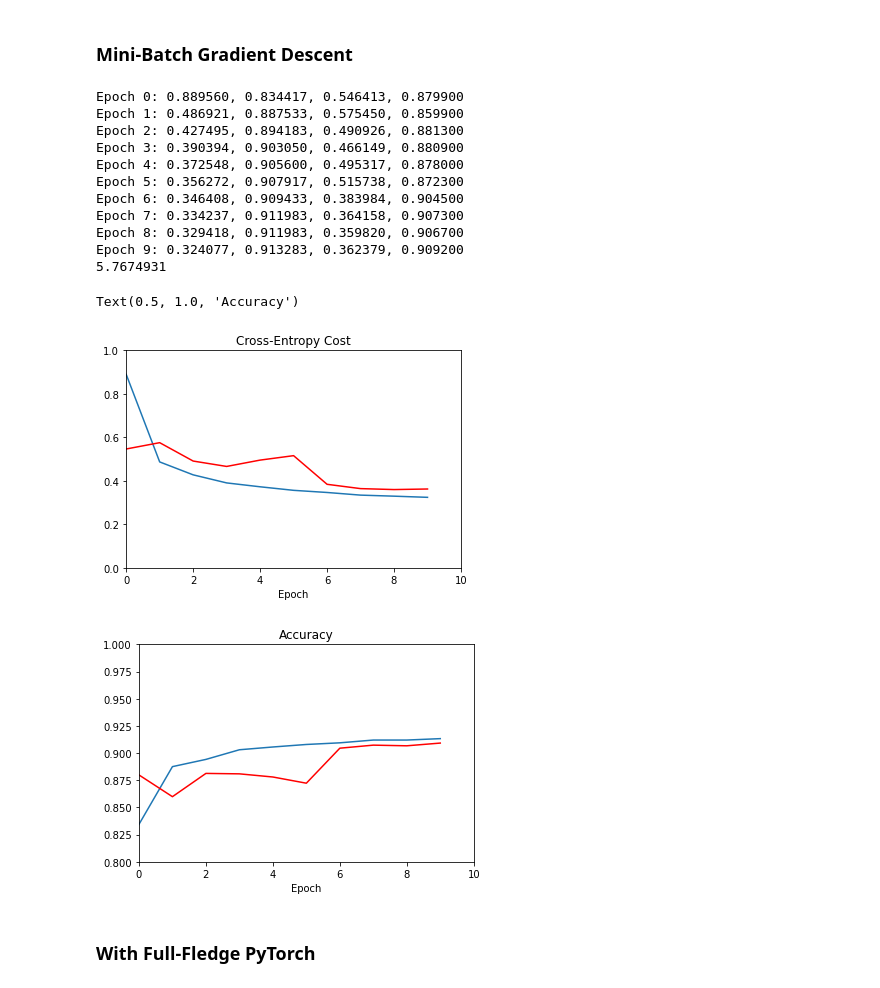
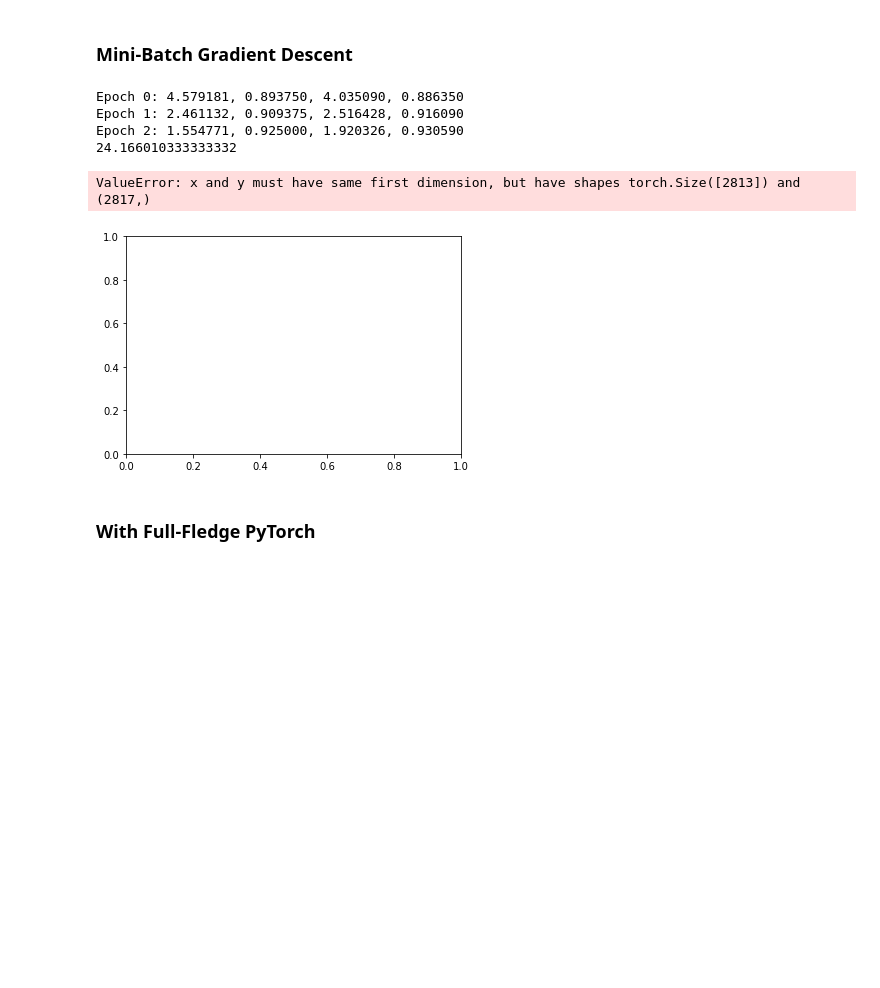
Before and after one commit to MatthiasEg/MSE_DeLearn, a Jupyter notebook: SW02/ex3-MINST-classification/pw02_softmax_classification_stud.ipynb, the cells around one changed output. Saved outputs shown, nothing was run; the diff lists cells and outputs as text; code cells hidden in the pictures; blank space fills up the shorter version.

Commit message:
First part of EX3

```diff
--- a/SW02/ex3-MINST-classification/pw02_softmax_classification_stud.ipynb
+++ b/SW02/ex3-MINST-classification/pw02_softmax_classification_stud.ipynb
@@ -201,72 +221,77 @@ def metrics(X,Y,W,b):
 # %% [markdown]
 ### Mini-Batch Gradient Descent
 # %%
-nepochs = 10
+nepochs = 3
 alpha = 0.01
 nclasses = 10
 nbatch = 64
 num_batches = len(training_data)/float(nbatch)
 
-cost_hist = []
-acc_hist = []
-cost_hist_test = []
-acc_hist_test = []
+cost_hist: list = []
+acc_hist: list = []
+cost_hist_test: list = []
+acc_hist_test: list = []
 
 # data loader
 train_dataloader = DataLoader(training_data, batch_size=nbatch, shuffle=True)
 
 # test data - we can load all samples for the test since it easily fits into memory
-Xtest,Ytest = next(iter(DataLoader(test_data, batch_size=10000, shuffle=True)))
+Xtest, Ytest = next(
+    iter(DataLoader(test_data, batch_size=10000, shuffle=True)))
 
 # initial parameters
-W,b = torch.randn((10,28*28)), torch.zeros((1,10))
+W, b = torch.randn((10, 28*28)), torch.zeros((1, 10))
 
 d0 = datetime.now()
 
 for epoch in range(nepochs):
     cost = 0.0
     acc = 0
-    for X,Y in train_dataloader:
-    ...
-    ...
-    ...
-    ...
+    cost_hist.append(cost)
+    acc_hist.append(acc)
+    for X, Y in train_dataloader:
+        # step
+        uhat = predict(X, W, b)
+        # u = one_hot_encode(Y)
+        u = (Y.view(-1, 1) == torch.arange(nclasses).view(1, nclasses)).float()
+        gradW, gradb = grad_loss_ce(X, u, uhat)
+        W = W - alpha * gradW
+        b = b - alpha * gradb
+        cost, acc = metrics(X, Y, W, b)
+        cost_hist.append(cost)
+        acc_hist.append(acc)
 
-    print("Epoch %i: %f, %f, %f, %f"%(epoch, cost, acc, cost_test, acc_test))
+    cost_test, acc_test = metrics(Xtest, Ytest, W, b)
+    cost_hist_test.append(cost_test)
+    acc_hist_test.append(acc_test)
+
+    print("Epoch %i: %f, %f, %f, %f" % (epoch, cost, acc, cost_test, acc_test))
 
 d = datetime.now()
 print((d-d0).total_seconds()/nepochs)
 # %% [output]
-Epoch 0: 0.889560, 0.834417, 0.546413, 0.879900
-Epoch 1: 0.486921, 0.887533, 0.575450, 0.859900
-Epoch 2: 0.427495, 0.894183, 0.490926, 0.881300
-Epoch 3: 0.390394, 0.903050, 0.466149, 0.880900
-Epoch 4: 0.372548, 0.905600, 0.495317, 0.878000
-Epoch 5: 0.356272, 0.907917, 0.515738, 0.872300
-Epoch 6: 0.346408, 0.909433, 0.383984, 0.904500
-Epoch 7: 0.334237, 0.911983, 0.364158, 0.907300
-Epoch 8: 0.329418, 0.911983, 0.359820, 0.906700
-Epoch 9: 0.324077, 0.913283, 0.362379, 0.909200
-5.7674931
+Epoch 0: 4.579181, 0.893750, 4.035090, 0.886350
+Epoch 1: 2.461132, 0.909375, 2.516428, 0.916090
+Epoch 2: 1.554771, 0.925000, 1.920326, 0.930590
+24.166010333333332
 # %%
 plt.figure(1)
-plt.plot(torch.arange(nepochs), cost_hist, "-")
+plt.plot(torch.arange(nepochs*num_batches), cost_hist, "-")
 plt.plot(torch.arange(nepochs), cost_hist_test, "r-")
 plt.xlabel("Epoch")
 plt.xlim(0,nepochs)
 plt.ylim(0,1)
 plt.title("Cross-Entropy Cost")
 plt.figure(2)
-plt.plot(torch.arange(nepochs), acc_hist,"-")
+plt.plot(torch.arange(nepochs*num_batches), acc_hist,"-")
 plt.plot(torch.arange(nepochs), acc_hist_test,"r-")
 plt.xlabel("Epoch")
 plt.xlim(0,nepochs)
 plt.ylim(0.8,1)
 plt.title("Accuracy")
 # %% [output]
-Text(0.5, 1.0, 'Accuracy')
+ValueError: x and y must have same first dimension, but have shapes torch.Size([2813]) and (2817,)
-[figure, old version]
+[figure, new version]
-[figure, removed]
 # %% [markdown]
 ### With Full-Fledge PyTorch
 # %%
```
Also changed, not shown: parts of 9 cells of this notebook.
